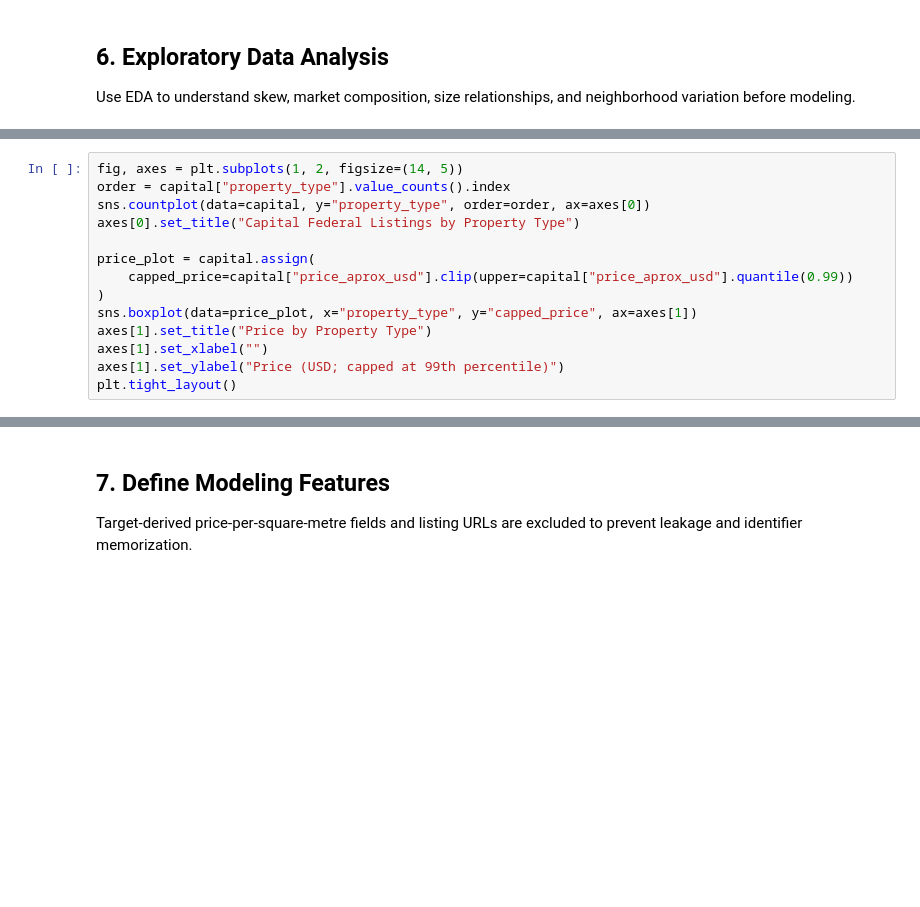
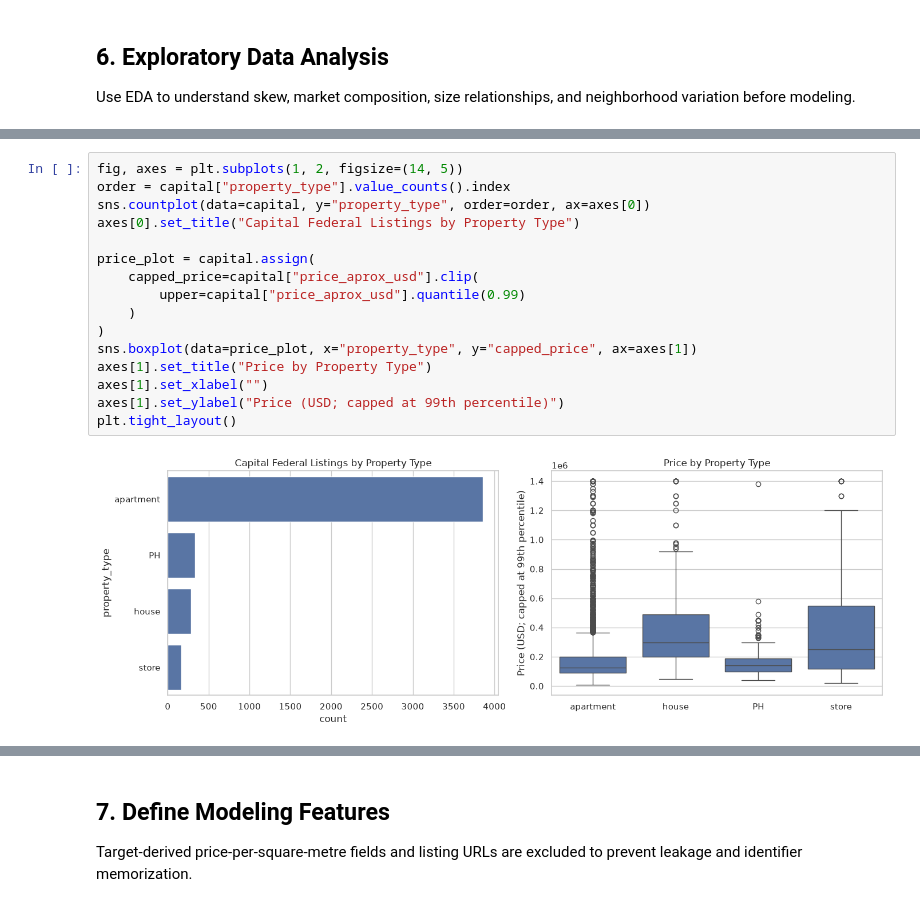
Before and after one commit to DominicNyabuto/Data-Science-Machine-Learning-Projects-, a Jupyter notebook: Project-2/notebook.ipynb, the cells around one changed output, grey strips where cells are left out. Saved outputs shown, nothing was run; the diff lists cells and outputs as text; blank space fills up the shorter version.

```diff
--- a/Project-2/notebook.ipynb
+++ b/Project-2/notebook.ipynb
@@ -139,15 +226,19 @@ plt.tight_layout()
 # %%
 fig, axes = plt.subplots(1, 2, figsize=(14, 5))
 order = capital["property_type"].value_counts().index
 sns.countplot(data=capital, y="property_type", order=order, ax=axes[0])
 axes[0].set_title("Capital Federal Listings by Property Type")
 
 price_plot = capital.assign(
-    capped_price=capital["price_aprox_usd"].clip(upper=capital["price_aprox_usd"].quantile(0.99))
+    capped_price=capital["price_aprox_usd"].clip(
+        upper=capital["price_aprox_usd"].quantile(0.99)
+    )
 )
 sns.boxplot(data=price_plot, x="property_type", y="capped_price", ax=axes[1])
 axes[1].set_title("Price by Property Type")
 axes[1].set_xlabel("")
 axes[1].set_ylabel("Price (USD; capped at 99th percentile)")
 plt.tight_layout()
+# %% [output]
+[figure, added]
 # %%
```
Also changed, not shown: parts of 21 cells of this notebook, 1 other file.
